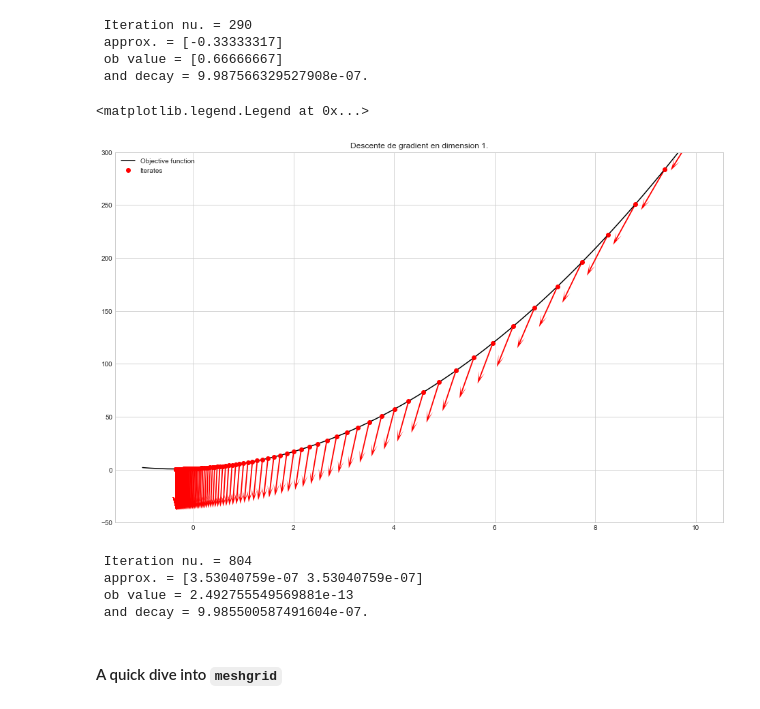
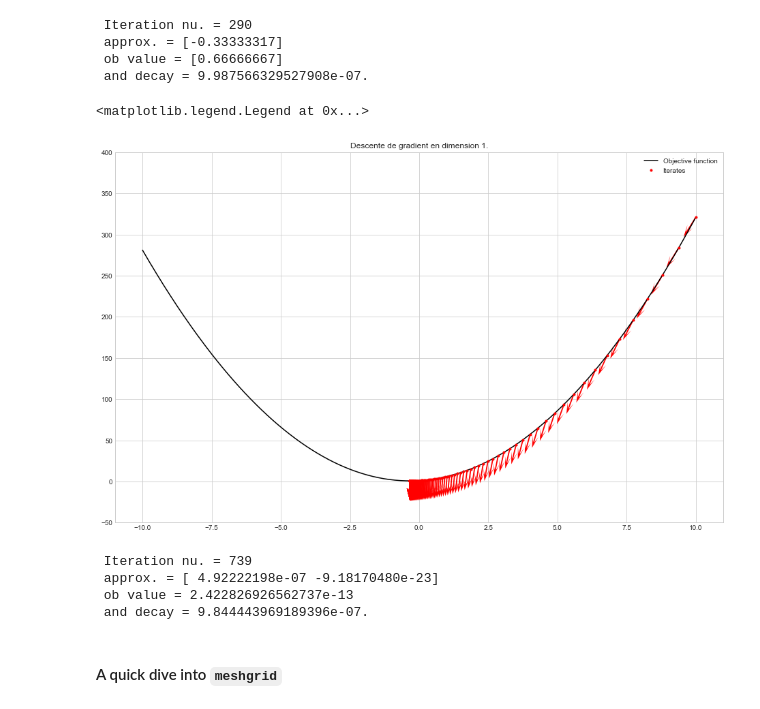
Before and after one commit to bashardudin/Epita-SCIA-OCVX, a Jupyter notebook: Notebooks/gradientDescent.ipynb, the cells around one changed output. Drawn from its saved outputs; the diff is of its cells as text; code cells hidden in the pictures.

```diff
--- a/Notebooks/gradientDescent.ipynb
+++ b/Notebooks/gradientDescent.ipynb
@@ -51,7 +51,8 @@ def gradient(f, x, dx=1e-6):
 
     """
     x = x.reshape(1, -1)
-    return np.array([partial(f, x, i, dx) for i in range(x.shape[1])]).reshape(1, -1)
+    dim = x.shape[1]
+    return np.array([partial(f, x, i, dx) for i in range(dim)]).reshape(1, -1)
 # %%
 gradient(lambda x: x[0, 0]**5 + x[0, 1]*2, np.array([1, 10]))
 # %% [output]
@@ -132,0 +164,5 @@ Seul la dernière stratégie nécessite l'affinage éventuel d'hyperparamètres,
+# %%
+f = lambda x: 3*x[0]**2 + 2*x[0] + 1
+x = np.array([10])
+back = backtracking()
+back(f, x, -gradient(f, x))
@@ -172,5 +211,5 @@ DG_classic = GD()
 # %%
-op_pt, iters, iters_dir = DG_classic(np.array([10]), lambda x: 3*x[0]**2 + 2*x[0] + 1)
+op_pt, iters, iters_dir, n_iter = DG_classic(np.array([10]), lambda x: 3*x[0]**2 + 2*x[0] + 1)
 # %% [output]
  Iteration nu. = 290
  approx. = [-0.33333317]
@@ -184,27 +223,27 @@ sns.set_style("whitegrid")
 # %%
 fig, ax = plt.subplots(figsize=(16, 10))
 f = lambda x : 3*x**2 + 2*x + 1
-x = np.linspace(-1, 10, 200)
-ax.set_ylim(-50, 300)
+x = np.linspace(-10, 10, 400)
+ax.set_ylim(-50, 400)
 ax.plot(x, f(x), "k-", label="Objective function")
 # reshaping iters for input
 iters_reshape = iters.reshape(iters.shape[0], 1)
-ax.plot(iters_reshape, f(iters_reshape), 'ro', label="Iterates")
-ax.quiver(iters_reshape, f(iters_reshape), -DG_classic.rate*iters_dir, -1,
-          color='r', scale=15, width=0.002, headwidth=5, headlength=10)
+ax.plot(iters_reshape, f(iters_reshape), 'r.', label="Iterates")
+ax.quiver(iters_reshape, f(iters_reshape), iters_dir, -1,
+          color='r', scale=None, width=0.002, headwidth=5, headlength=10)
 ax.set_title("Descente de gradient en dimension 1.")
 ax.legend()
 # %% [output]
 <matplotlib.legend.Legend at 0x...>
-[figure, old version]
+[figure, new version]
 # %%
-g = lambda x: x[0, 0]**2 + x[0, 1]**2
-op_pt_2, iters_2, iters_dir_2 = DG_classic(np.array([4, 4]), g)
+g = lambda x: x[0, 0]**2 + 10*x[0, 1]**2
+op_pt_2, iters_2, iters_dir_2, n_iter_2 = DG_classic(np.array([1.5, 1.5]), g)
 # %% [output]
- Iteration nu. = 804
- approx. = [3.53040759e-07 3.53040759e-07]
- ob value = 2.492755549569881e-13
- and decay = 9.985500587491604e-07.
+ Iteration nu. = 739
+ approx. = [ 4.92222198e-07 -9.18170480e-23]
+ ob value = 2.422826926562737e-13
+ and decay = 9.844443969189396e-07.
 # %% [markdown]
 #### A quick dive into `meshgrid`
 # %%
```
Also changed, not shown: parts of 12 cells of this notebook, 9 other files.
